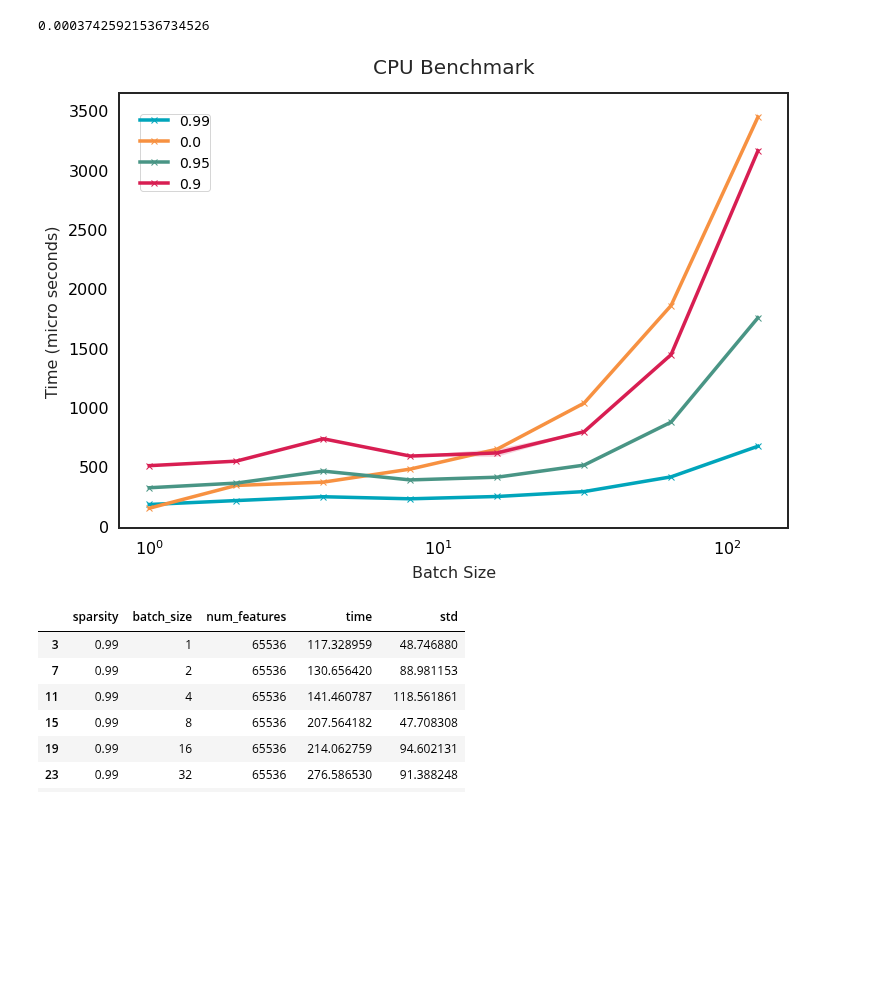
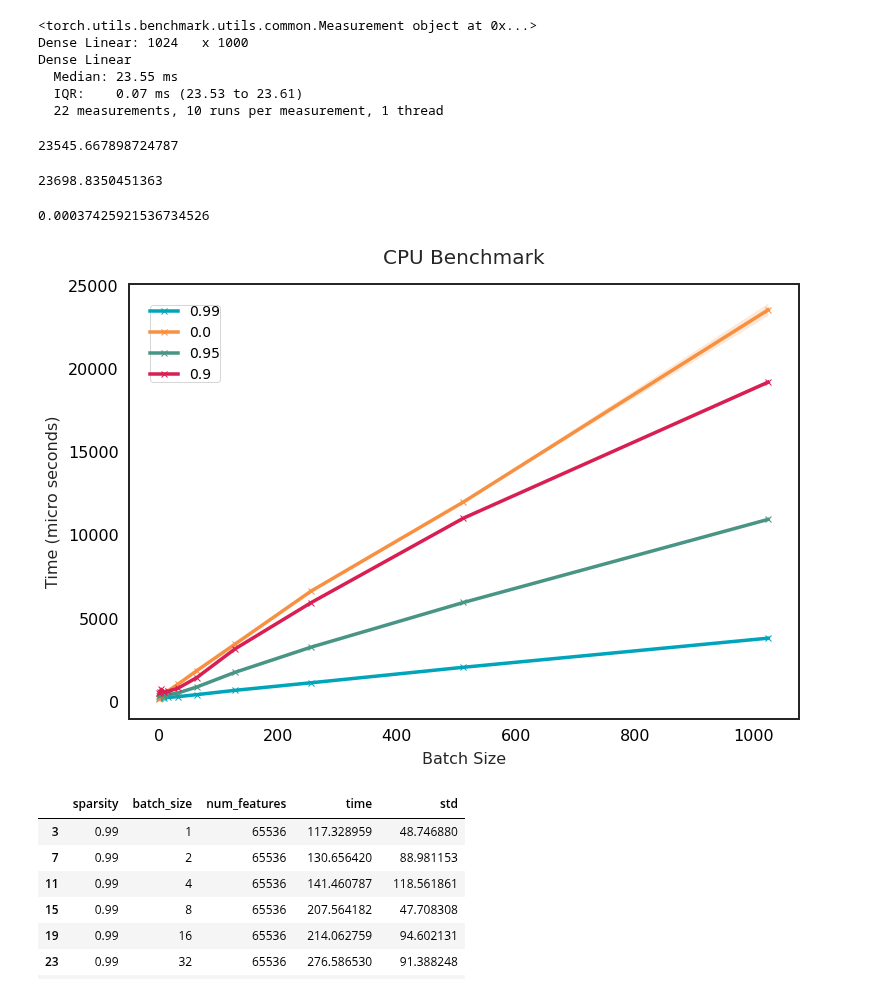
Before and after one commit to calgaryml/condensed-sparsity, a Jupyter notebook: notebooks/benchmarks_sparseprop.ipynb, the cells around one changed output. Saved outputs shown, nothing was run; the diff lists cells and outputs as text; code cells hidden in the pictures; blank space fills up the shorter version.

Commit message:
benchmarking ready for full models

```diff
--- a/notebooks/benchmarks_sparseprop.ipynb
+++ b/notebooks/benchmarks_sparseprop.ipynb
@@ -29,6 +30,23 @@ print(compare)
       1      x 1000  |            1994.5           |             506.0           |             319.9            |             178.9
 
 Times are in microseconds (us).
+# %%
+compare._results[0]
+# %% [output]
+<torch.utils.benchmark.utils.common.Measurement object at 0x...>
+Dense Linear: 1024   x 1000
+Dense Linear
+  Median: 23.55 ms
+  IQR:    0.07 ms (23.53 to 23.61)
+  22 measurements, 10 runs per measurement, 1 thread
+# %%
+compare._results[0].median*1000*1000
+# %% [output]
+23545.667898724787
+# %%
+np.array(compare._results[0].times).mean()*1e6
+# %% [output]
+23698.8350451363
 # %%
 np.std(compare._results[0].times)
 # %% [output]
@@ -53,36 +71,37 @@ for measurement in compare._results:
     if desc == "Dense Linear":
         data["sparsity"].append(0.0)
     else:
         data["sparsity"].append(float(desc[-3:]))
     batch, num_features = re.findall(r"[0-9]+", measurement.sub_label)
     data["batch_size"].append(int(batch))
     data["num_features"].append(int(num_features))
     data["time"].append(measurement.median*1e6)
     data["std"].append(np.std(measurement.times)*1e6)
 df = pd.DataFrame(data)
 df = df.sort_values(by="batch_size", ascending=True)
 fig, ax = plt.subplots(figsize=(12,8))
-df = df.loc[df["batch_size"]<=128]
+# df = df.loc[df["batch_size"]<=256]
 for s in df["sparsity"].unique():
     df_slice = df.loc[df["sparsity"] == s]
     # df_slice = df_slice.groupby("batch_size").agg(mean_time=("time", "mean"), std_time=("time", "std")).reset_index()
     ax.plot(df_slice["batch_size"], df_slice["time"], label=s, marker="x")
     ax.fill_between(
         df_slice["batch_size"],
         df_slice["time"]+df_slice["std"],
         df_slice["time"]-df_slice["std"],
         alpha=0.2
     )
 plt.legend()
 plt.ylabel("Time (micro seconds)")
 plt.xlabel("Batch Size")
 plt.title(f"{result_type.upper()} Benchmark")
-ax.set_xscale("log")
+# ax.set_xscale("log")
 # ax.set_yscale("log")
 plt.show()
 fig.savefig(f"{result_type}_benchmark_sparseprop.png", dpi=400, transparent=False)
+fig.savefig(f"{result_type}_benchmark_sparseprop.svg", dpi=400, transparent=False)
 # %% [output]
-[figure, old version]
+[figure, new version]
 # %%
 df.loc[df["sparsity"]==0.99]
 # %% [output]
```
Also changed, not shown: parts of 1 cell of this notebook, 2 other files.
